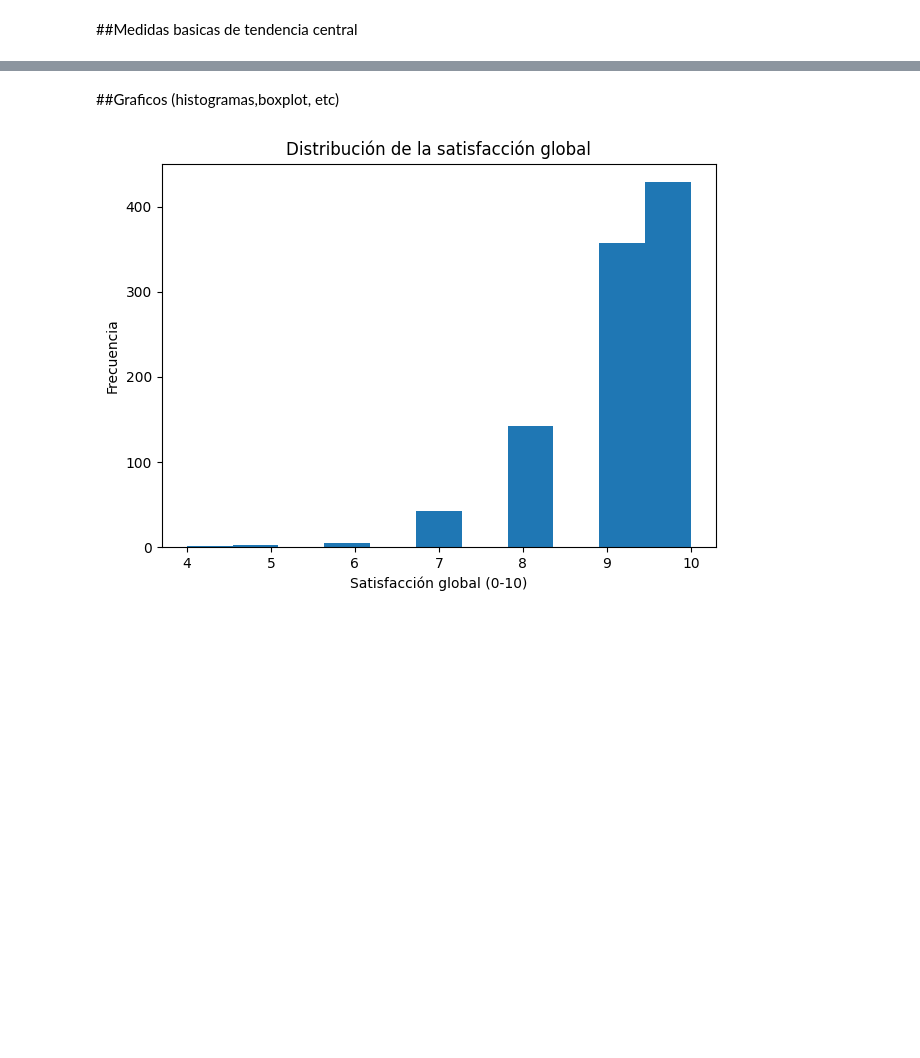
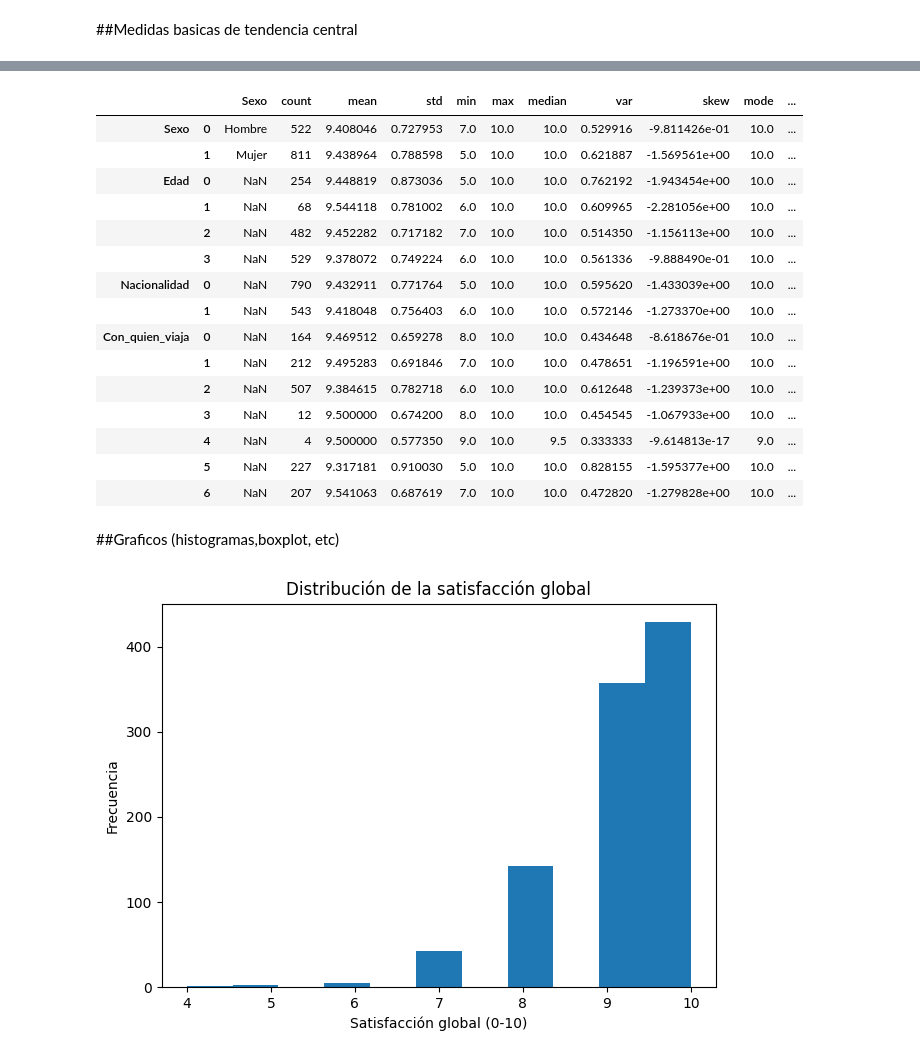
Before and after one commit to Jona-24/VisualizacionIntDatos_Actividad1, a Jupyter notebook: Actividad_1_Analisis_Estadistico.ipynb, the cells around one changed output, grey strips where cells are left out. Cells and saved outputs as stored; diff of their text form; code cells hidden in the pictures; blank space fills up the shorter version.

```diff
--- a/Actividad_1_Analisis_Estadistico.ipynb
+++ b/Actividad_1_Analisis_Estadistico.ipynb
@@ -159,4 +148,23 @@ Localizacion_instalaciones    0.356293
 Name: Satisfaccion_global, dtype: float64
+# %%
+tabla_total
+# %% [output]
+|  |  | Sexo | count | mean | std | min | max | median | var | skew | mode | ... |
+| Sexo | 0 | Hombre | 522 | 9.408046 | 0.727953 | 7.0 | 10.0 | 10.0 | 0.529916 | -9.811426e-01 | 10.0 | ... |
+|  | 1 | Mujer | 811 | 9.438964 | 0.788598 | 5.0 | 10.0 | 10.0 | 0.621887 | -1.569561e+00 | 10.0 | ... |
+| Edad | 0 | NaN | 254 | 9.448819 | 0.873036 | 5.0 | 10.0 | 10.0 | 0.762192 | -1.943454e+00 | 10.0 | ... |
+|  | 1 | NaN | 68 | 9.544118 | 0.781002 | 6.0 | 10.0 | 10.0 | 0.609965 | -2.281056e+00 | 10.0 | ... |
+|  | 2 | NaN | 482 | 9.452282 | 0.717182 | 7.0 | 10.0 | 10.0 | 0.514350 | -1.156113e+00 | 10.0 | ... |
+|  | 3 | NaN | 529 | 9.378072 | 0.749224 | 6.0 | 10.0 | 10.0 | 0.561336 | -9.888490e-01 | 10.0 | ... |
+| Nacionalidad | 0 | NaN | 790 | 9.432911 | 0.771764 | 5.0 | 10.0 | 10.0 | 0.595620 | -1.433039e+00 | 10.0 | ... |
+|  | 1 | NaN | 543 | 9.418048 | 0.756403 | 6.0 | 10.0 | 10.0 | 0.572146 | -1.273370e+00 | 10.0 | ... |
+| Con_quien_viaja | 0 | NaN | 164 | 9.469512 | 0.659278 | 8.0 | 10.0 | 10.0 | 0.434648 | -8.618676e-01 | 10.0 | ... |
+|  | 1 | NaN | 212 | 9.495283 | 0.691846 | 7.0 | 10.0 | 10.0 | 0.478651 | -1.196591e+00 | 10.0 | ... |
+|  | 2 | NaN | 507 | 9.384615 | 0.782718 | 6.0 | 10.0 | 10.0 | 0.612648 | -1.239373e+00 | 10.0 | ... |
+|  | 3 | NaN | 12 | 9.500000 | 0.674200 | 8.0 | 10.0 | 10.0 | 0.454545 | -1.067933e+00 | 10.0 | ... |
+|  | 4 | NaN | 4 | 9.500000 | 0.577350 | 9.0 | 10.0 | 9.5 | 0.333333 | -9.614813e-17 | 9.0 | ... |
+|  | 5 | NaN | 227 | 9.317181 | 0.910030 | 5.0 | 10.0 | 10.0 | 0.828155 | -1.595377e+00 | 10.0 | ... |
+|  | 6 | NaN | 207 | 9.541063 | 0.687619 | 7.0 | 10.0 | 10.0 | 0.472820 | -1.279828e+00 | 10.0 | ... |
 # %% [markdown]
 ##Graficos (histogramas,boxplot, etc)
 # %%
```
Also changed, not shown: parts of 6 cells of this notebook.
